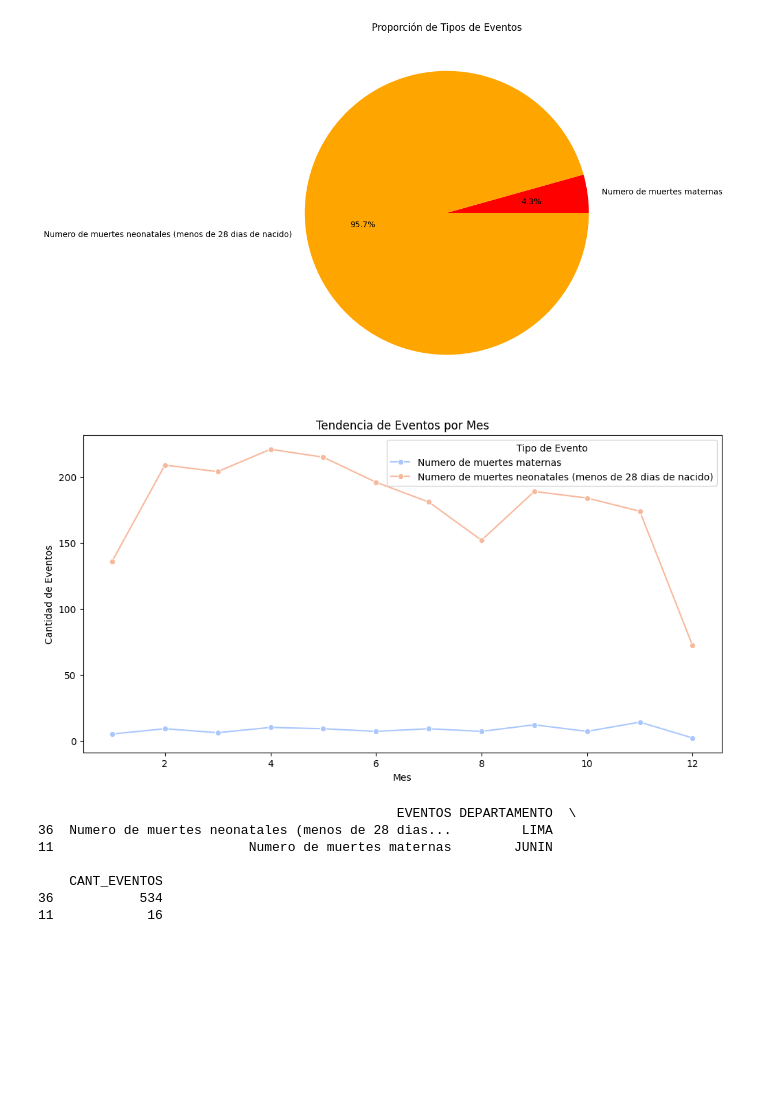
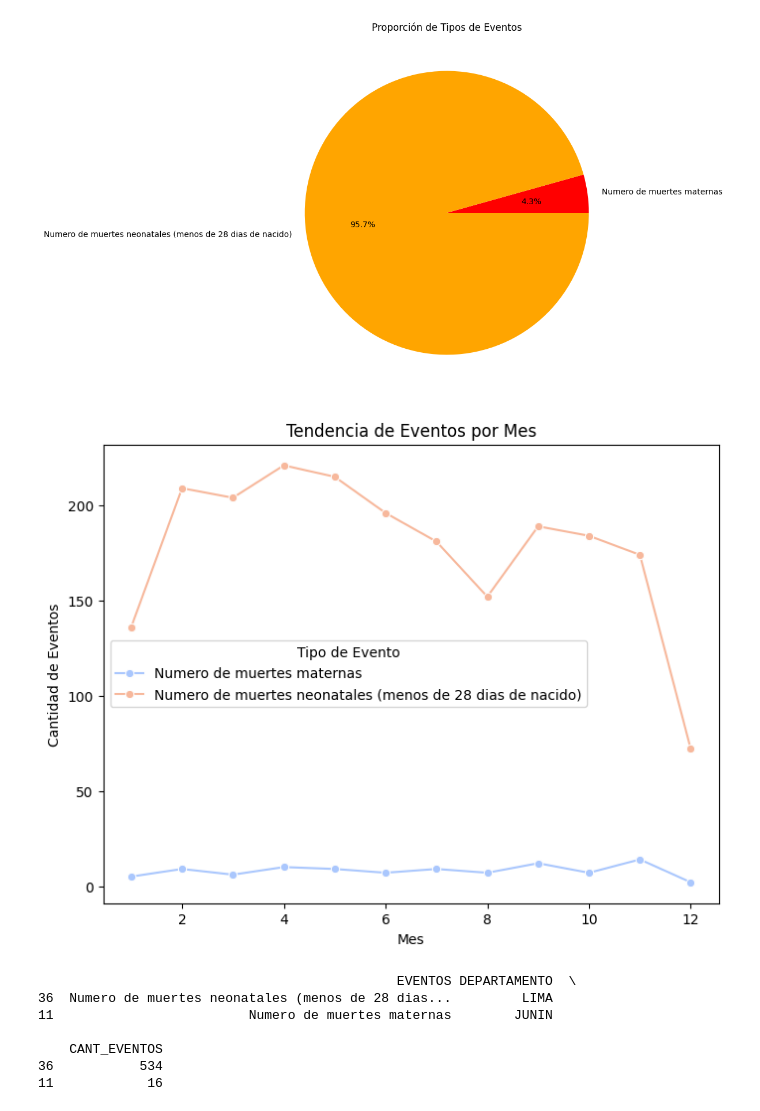
Before and after one commit to camiloalegre/EVENT_SALUD, a Jupyter notebook: Analisis_eventos_salud.ipynb, the cells around one changed output. Saved outputs shown, nothing was run; the diff lists cells and outputs as text; code cells hidden in the pictures; blank space fills up the shorter version.

```diff
--- a/Analisis_eventos_salud.ipynb
+++ b/Analisis_eventos_salud.ipynb
@@ -321,17 +321,17 @@ plt.show()
 # %%
 # Tendencia de eventos por mes
 tendencia = muertes_data.groupby(["MES", "EVENTOS"])["CANT_EVENTOS"].sum().reset_index()
 
 # Gráfico de línea
-plt.figure(figsize=(12, 6))
+plt.figure(figsize=(8, 6))
 sns.lineplot(data=tendencia, x="MES", y="CANT_EVENTOS", hue="EVENTOS", marker="o", palette="coolwarm")
 plt.title("Tendencia de Eventos por Mes")
 plt.xlabel("Mes")
 plt.ylabel("Cantidad de Eventos")
 plt.legend(title="Tipo de Evento")
 plt.show()
 # %% [output]
-[figure, old version]
+[figure, new version]
 # %%
 # Departamento con mayor número de eventos por tipo
 max_eventos_departamento = muertes_data.groupby(["EVENTOS", "DEPARTAMENTO"])["CANT_EVENTOS"].sum().reset_index()
```
Also changed, not shown: parts of 5 cells of this notebook.
